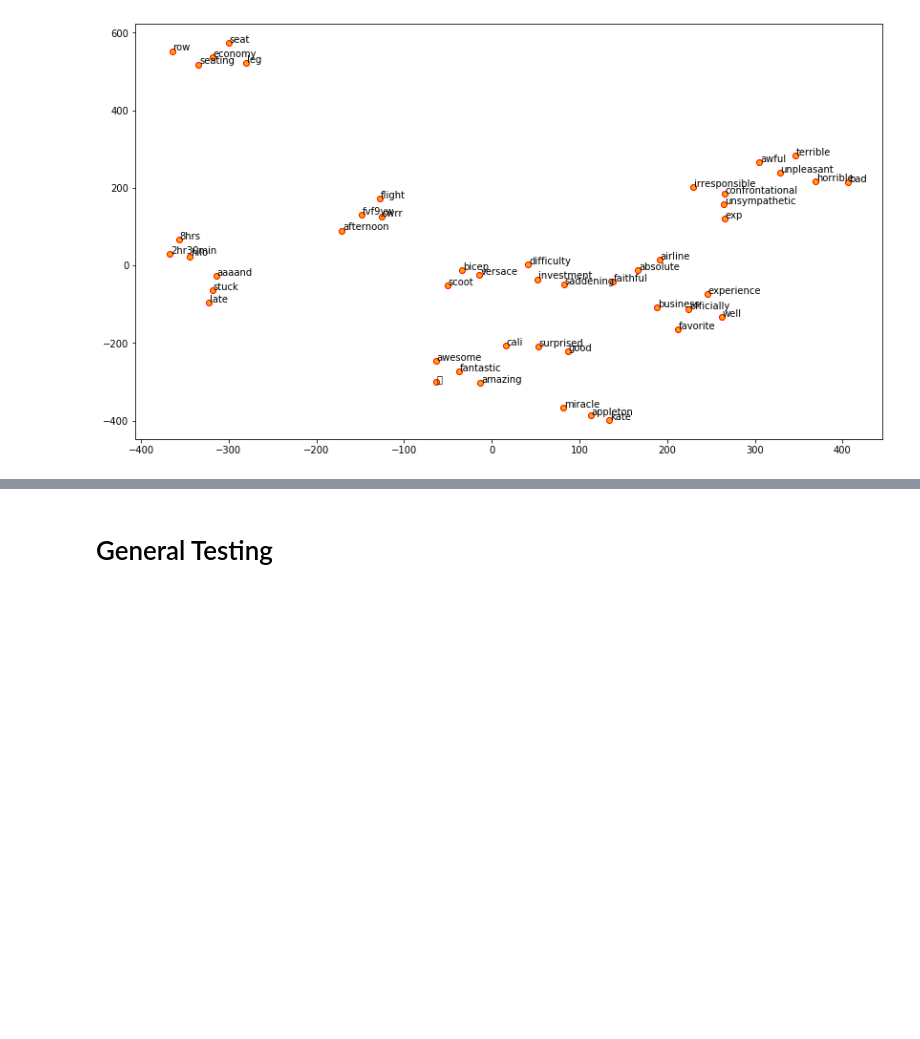
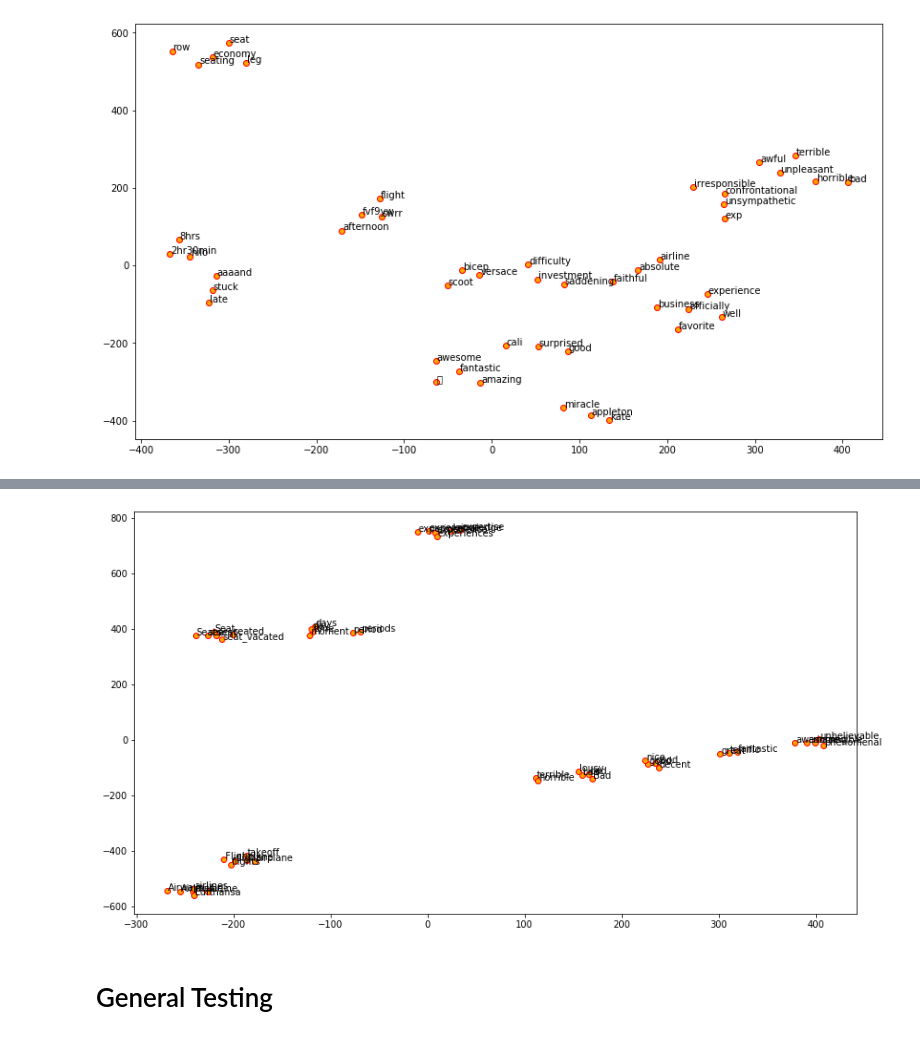
Before and after one commit to DataKnightsAI/Text-Sentiment-Analysis-for-Twitter, a Jupyter notebook: milestone1/Patrick/milestone1-patrick.ipynb, the cells around one changed output, grey strips where cells are left out. Saved outputs shown, nothing was run; the diff lists cells and outputs as text; code cells hidden in the pictures; blank space fills up the shorter version.

Commit message:
Added Google's word2vec model

```diff
--- a/milestone1/Patrick/milestone1-patrick.ipynb
+++ b/milestone1/Patrick/milestone1-patrick.ipynb
@@ -247,7 +247,7 @@ print(distance_matrix.shape)
 
 # view contextually similar words
 similar_words_CBOW = {search_term: [id2word[idx] for idx in distance_matrix[word2id[search_term]-1].argsort()[1:6]+1]
-                   for search_term in ['flight', 'airline', 'good', 'bad', 'late', 'seat', 'amazing', 'experience']}
+                   for search_term in ['flight', 'airline', 'good', 'bad', 'time', 'seat', 'amazing', 'experience']}
 
 similar_words_CBOW
 # %% [markdown]
@@ -293,7 +293,7 @@ w2v_model = word2vec.Word2Vec(tokenized_corpus, size=feature_size,
 
 # view similar words based on gensim's model
 similar_words = {search_term: [item[0] for item in w2v_model.wv.most_similar([search_term], topn=5)]
-                  for search_term in ['flight', 'airline', 'good', 'bad', 'late', 'seat', 'amazing', 'experience']}
+                  for search_term in ['flight', 'airline', 'good', 'bad', 'time', 'seat', 'amazing', 'experience']}
 similar_words
 # %% [output]
 {'flight': ['swrr', 'fvf9yw', 'afternoon', 'versace', 'bicep'],
@@ -338,0 +340,9 @@ for label, x, y in zip(labels, T[:, 0], T[:, 1]):
+# %%
+from gensim.models import KeyedVectors
+
+w2v_model = KeyedVectors.load_word2vec_format(r'C:\Users\Patrick\gensim-data\word2vec-google-news-300\word2vec-google-news-300\GoogleNews-vectors-negative300.bin', binary=True, limit=500000)
+
+# view similar words based on gensim's model
+similar_words = {search_term: [item[0] for item in w2v_model.wv.most_similar([search_term], topn=5)]
+                  for search_term in ['flight', 'airline', 'good', 'bad', 'time', 'seat', 'amazing', 'experience']}
+similar_words
@@ -339,3 +371,21 @@ for label, x, y in zip(labels, T[:, 0], T[:, 1]):
+# %%
+import matplotlib.pyplot as plt
+from sklearn.manifold import TSNE
+
+words = sum([[k] + v for k, v in similar_words.items()], [])
+wvs = w2v_model.wv[words]
+
+tsne = TSNE(n_components=2, random_state=0, n_iter=10000, perplexity=2)
+np.set_printoptions(suppress=True)
+T = tsne.fit_transform(wvs)
+labels = words
+
+plt.figure(figsize=(14, 8))
+plt.scatter(T[:, 0], T[:, 1], c='orange', edgecolors='r')
+for label, x, y in zip(labels, T[:, 0], T[:, 1]):
+    plt.annotate(label, xy=(x+1, y+1), xytext=(0, 0), textcoords='offset points')
+# %% [output]
+[figure, added]
 # %% [markdown]
 # General Testing
 # %%
```
Also changed, not shown: parts of 3 cells of this notebook, 3 other files.
